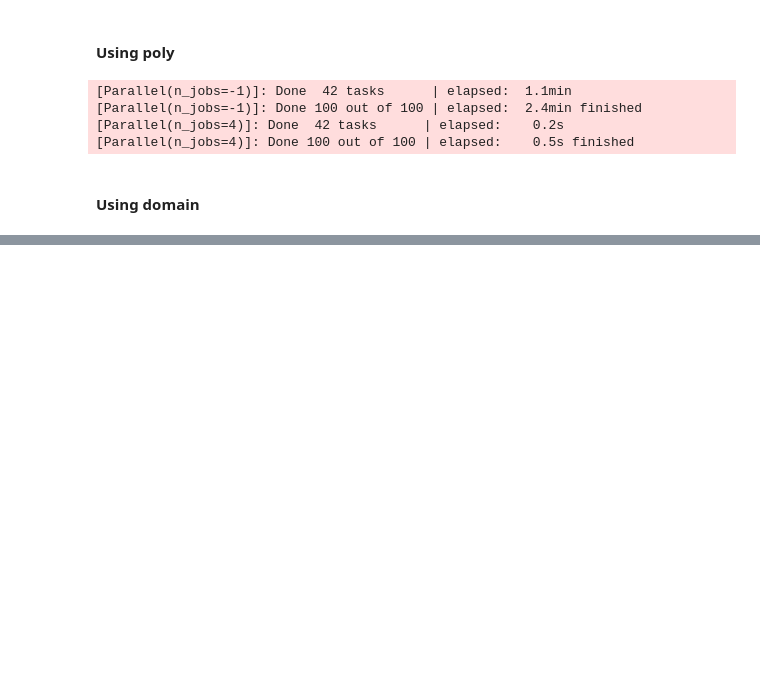
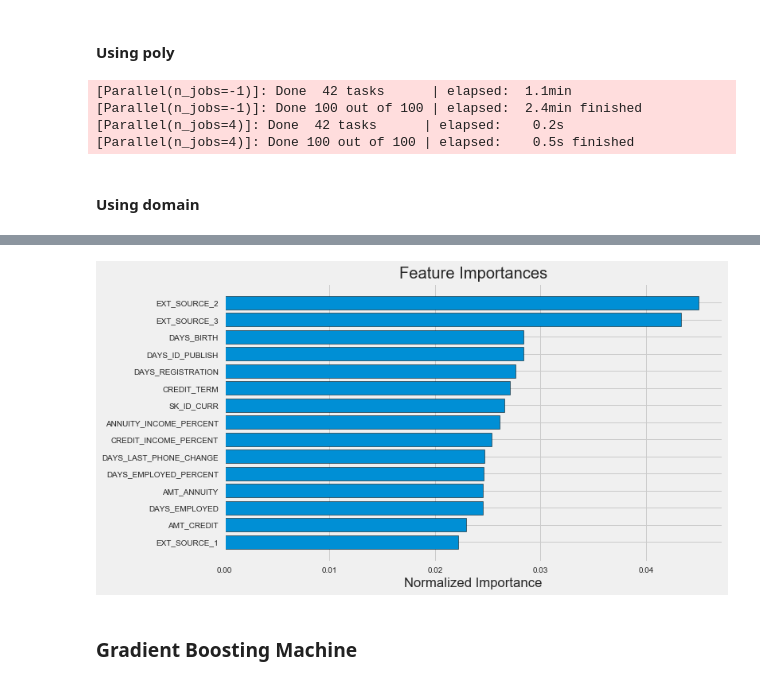
Before and after one commit to allenzdd/Kaggle, a Jupyter notebook: Credit/Credit_exercise.ipynb, the cells around one changed output, grey strips where cells are left out. Saved outputs shown, nothing was run; the diff lists cells and outputs as text; code cells hidden in the pictures; blank space fills up the shorter version.

```diff
--- a/Credit/Credit_v1.ipynb
+++ b/Credit/Credit_exercise.ipynb
@@ -806,0 +858,6 @@ submit.to_csv('/Users/allenzhang/Desktop/kaggle_data_set/Credit/random_forest_ba
+# %%
+feature_importances_domain_sorted = plot_feature_importances(feature_importances_domain)
+# %% [output]
+[figure, added]
+# %% [markdown]
+### Gradient Boosting Machine
```
Also changed, not shown: parts of 11 cells of this notebook.
